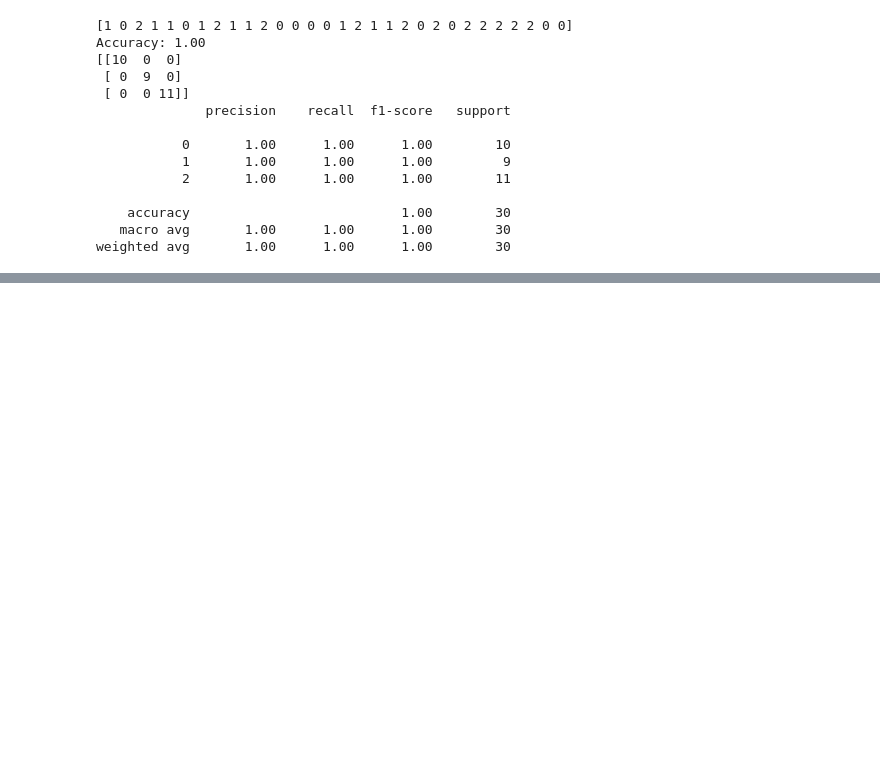
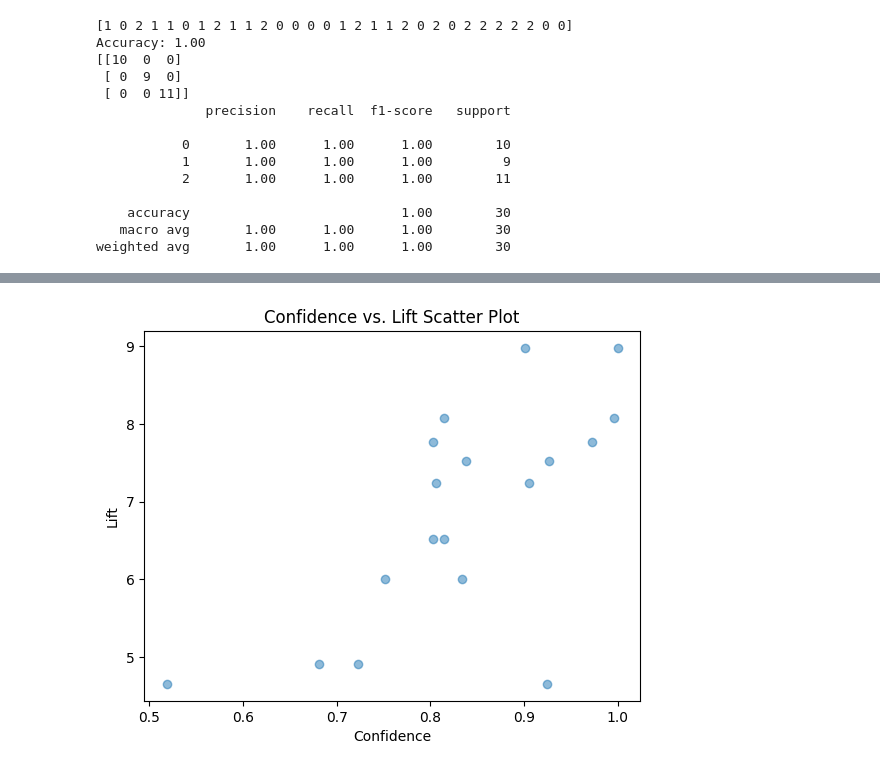
Before and after one commit to HongSeongMo/Bigdata_Analysis_Professional, a Jupyter notebook: 241030.ipynb, the cells around one changed output, grey strips where cells are left out. Saved outputs shown, nothing was run; the diff lists cells and outputs as text; code cells hidden in the pictures; blank space fills up the shorter version.

```diff
--- a/241030.ipynb
+++ b/241030.ipynb
@@ -226,0 +441,8 @@ weighted avg       1.00      1.00      1.00        30
+# %%
+plt.scatter(rules['confidence'], rules['lift'], alpha=0.5)
+plt.xlabel('Confidence')
+plt.ylabel('Lift')
+plt.title('Confidence vs. Lift Scatter Plot')
+plt.show()
+# %% [output]
+[figure, added]
```
Also changed, not shown: parts of 20 cells of this notebook.
